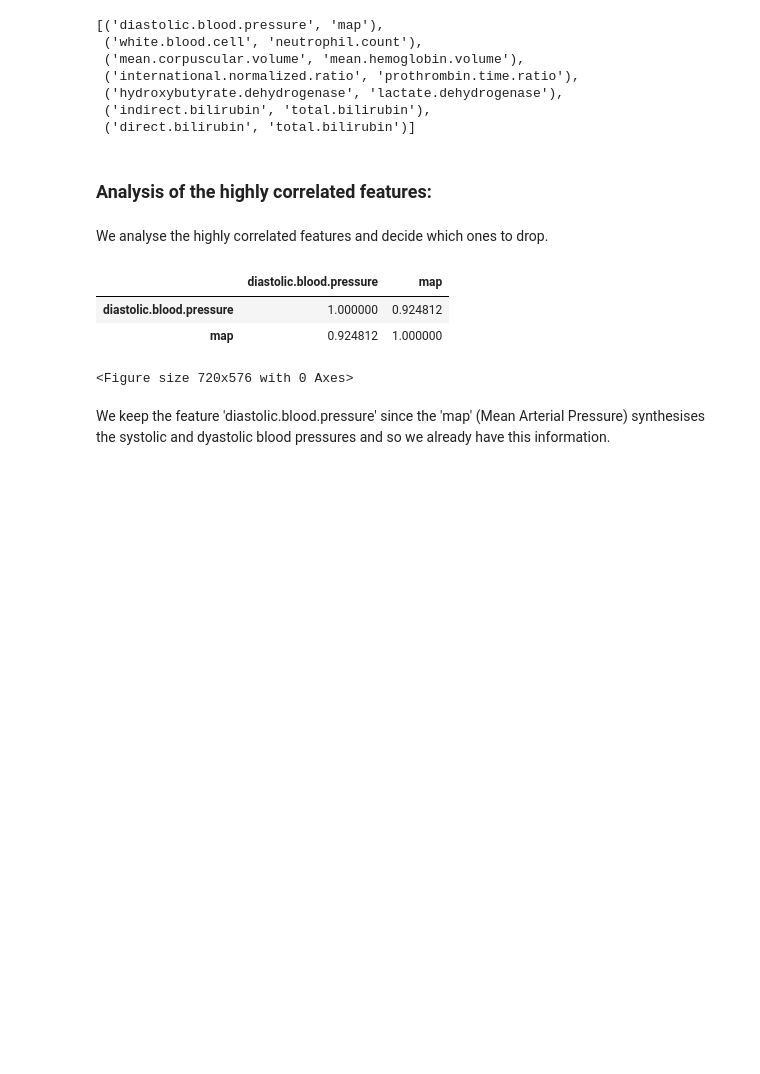
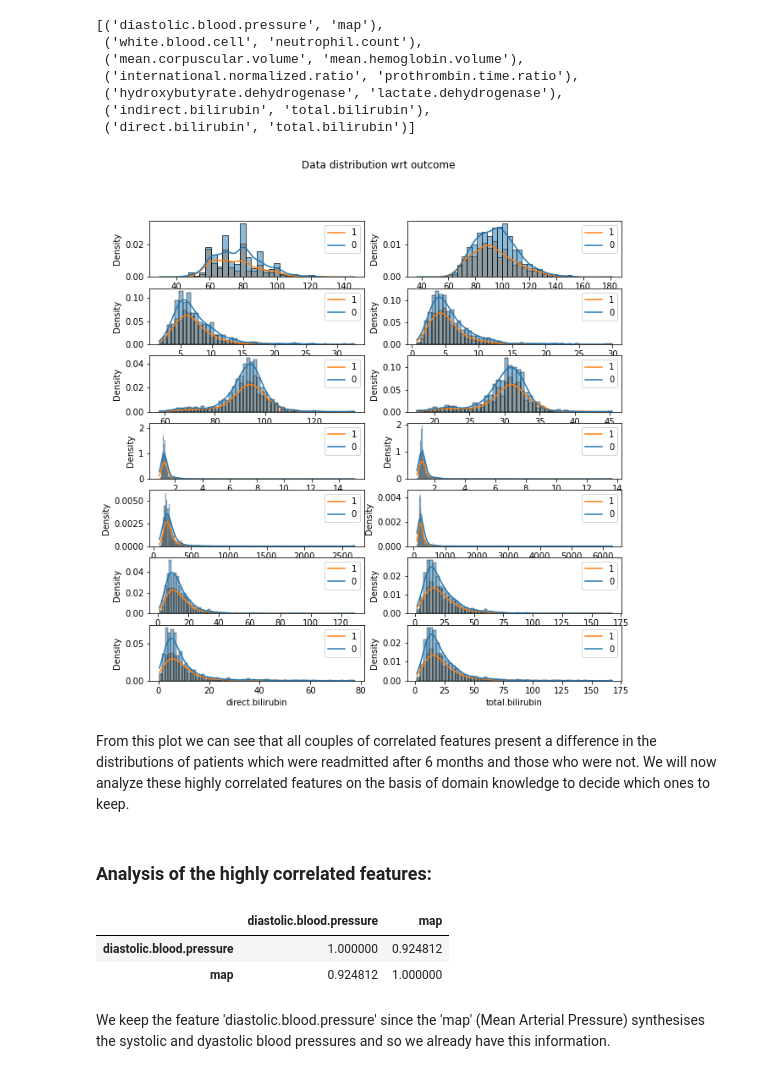
Before and after one commit to annachiara-rossi/heart-failure-project, a Jupyter notebook: 2_Cleaned_data.ipynb, the cells around one changed output. Cells and saved outputs as stored; diff of their text form; code cells hidden in the pictures; blank space fills up the shorter version.

```diff
--- a/2_Cleaned_data.ipynb
+++ b/2_Cleaned_data.ipynb
@@ -408,21 +395,34 @@ ls_names
  ('hydroxybutyrate.dehydrogenase', 'lactate.dehydrogenase'),
  ('indirect.bilirubin', 'total.bilirubin'),
  ('direct.bilirubin', 'total.bilirubin')]
+# %%
+fig, axes = plt.subplots(len(ls_names), 2,figsize=(10, 10))
+fig.suptitle('Data distribution wrt outcome')
+
+
+for i,tup in enumerate(ls_names):
+
+    sns.histplot(X_train, x=tup[0], kde=True, stat = 'density', ax = axes[i,0], hue=outcome_name)
+    axes[i,0].legend(labels=['1', '0'])
+    sns.histplot(X_train, x=tup[1], kde=True, stat = 'density', ax = axes[i,1], hue=outcome_name)
+    axes[i,1].legend(labels=['1', '0'])
+
+plt.show()
+# %% [output]
+[figure, added]
+# %% [markdown]
+From this plot we can see that all couples of correlated features present a difference in the distributions of patients which were readmitted after 6 months and those who were not. We will now analyze these highly correlated features on the basis of domain knowledge to decide which ones to keep.
 # %% [markdown]
 ### Analysis of the highly correlated features:
-# %% [markdown]
-We analyse the highly correlated features and decide which ones to drop.
 # %%
 col_to_drop = []
 # %%
-plt.figure(figsize=(10,8))
 cor_matrix = X_train.loc[:,['diastolic.blood.pressure', 'map']].corr()
 cor_matrix
 # %% [output]
 |  | diastolic.blood.pressure | map |
 | diastolic.blood.pressure | 1.000000 | 0.924812 |
 | map | 0.924812 | 1.000000 |
-<Figure size 720x576 with 0 Axes>
 # %% [markdown]
 We keep the feature 'diastolic.blood.pressure' since the 'map' (Mean Arterial Pressure) synthesises the systolic and dyastolic blood pressures and so we already have this information.
 # %%
```
Also changed, not shown: parts of 9 cells of this notebook, 1 other file.
